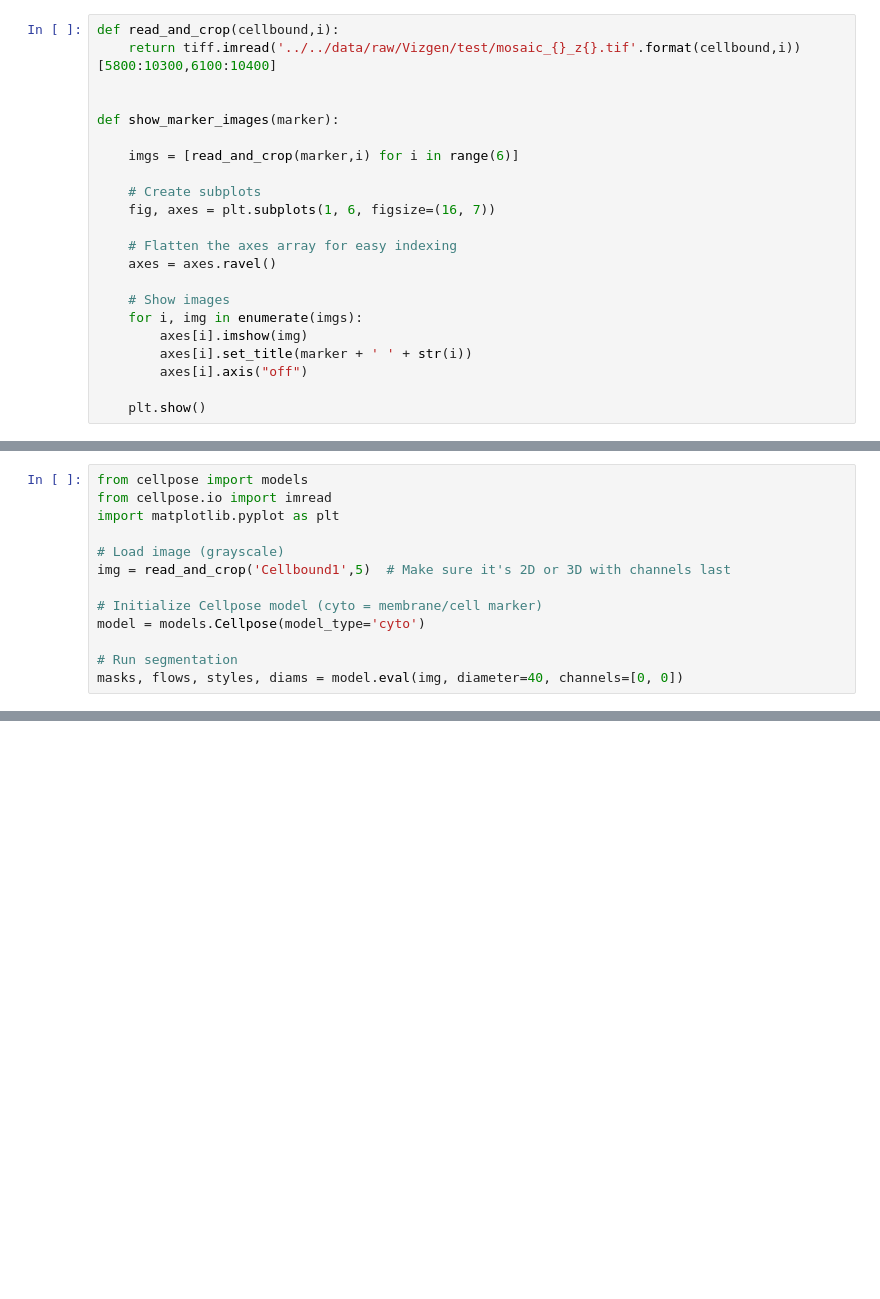
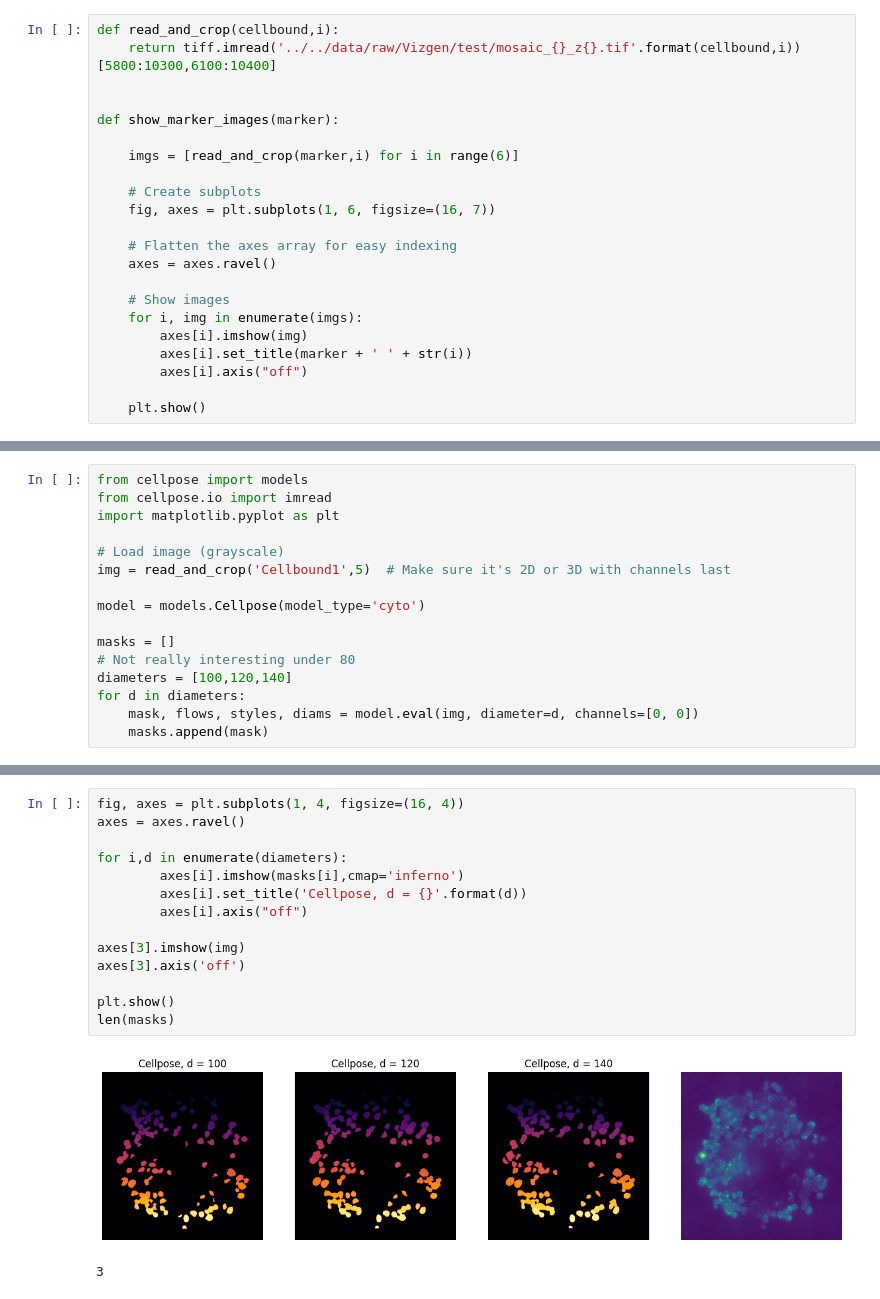
Before and after one commit to JaimeLesChats/IF_to_IMC, a Jupyter notebook: scripts/data_linking/img_reader.ipynb, the cells around one changed output, grey strips where cells are left out. Saved outputs shown, nothing was run; the diff lists cells and outputs as text; blank space fills up the shorter version.

Commit message:
Did some things with cellpose

```diff
--- a/scripts/data_linking/img_reader.ipynb
+++ b/scripts/data_linking/img_reader.ipynb
@@ -88,8 +40,11 @@ import matplotlib.pyplot as plt
 # Load image (grayscale)
 img = read_and_crop('Cellbound1',5)  # Make sure it's 2D or 3D with channels last
 
-# Initialize Cellpose model (cyto = membrane/cell marker)
 model = models.Cellpose(model_type='cyto')
 
-# Run segmentation
-masks, flows, styles, diams = model.eval(img, diameter=40, channels=[0, 0])
+masks = []
+# Not really interesting under 80
+diameters = [100,120,140]
+for d in diameters:
+    mask, flows, styles, diams = model.eval(img, diameter=d, channels=[0, 0])
+    masks.append(mask)
@@ -114,0 +51,17 @@ axes[1].axis("on")
+# %%
+fig, axes = plt.subplots(1, 4, figsize=(16, 4))
+axes = axes.ravel()
+
+for i,d in enumerate(diameters):
+        axes[i].imshow(masks[i],cmap='inferno')
+        axes[i].set_title('Cellpose, d = {}'.format(d))
+        axes[i].axis("off")
+
+axes[3].imshow(img)
+axes[3].axis('off')
+
+plt.show()
+len(masks)
+# %% [output]
+[figure, added]
+3
```
Also changed, not shown: parts of 14 cells of this notebook.
